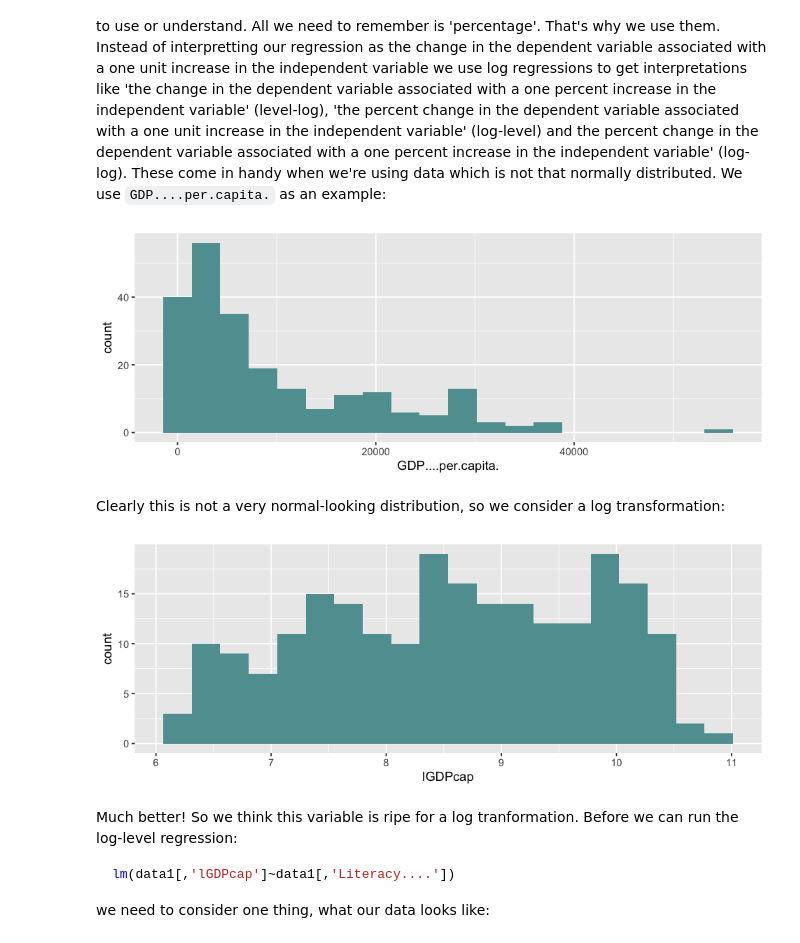
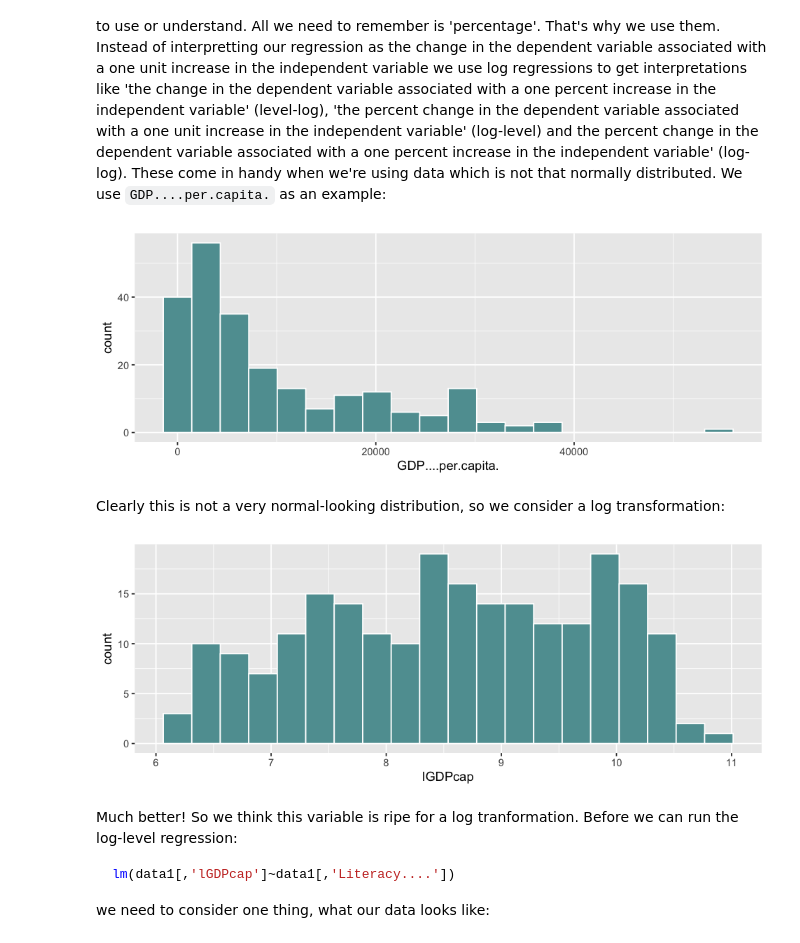
Before and after one commit to hands-on-econ/Hands-On-Econ, a Jupyter notebook: Michaelmas/6. Econometrics I.ipynb, the cells around one changed output. Drawn from its saved outputs; the diff is of its cells as text; code cells hidden in the pictures.

````diff
--- a/Michaelmas/6. Econometrics I.ipynb
+++ b/Michaelmas/6. Econometrics I.ipynb
@@ -264,17 +264,17 @@ $log($ `GDP....per.capita.`$)=\alpha + \beta \times$ `Literacy....`$+\epsilon_i$
 `Population`$=\alpha + \beta \times log($  `Area..sq..mi..`$)+\epsilon_i$. Hopefully you can see what a log-log regression would look like. The thing about log regressions is that they're really not that hard to use or understand. All we need to remember is 'percentage'. That's why we use them. Instead of interpretting our regression as the change in the dependent variable associated with a one unit increase in the independent variable we use log regressions to get interpretations like 'the change in the dependent variable associated with a one percent increase in the independent variable' (level-log), 'the percent change in the dependent variable associated with a one unit increase in the independent variable' (log-level) and the percent change in the dependent variable associated with a one percent increase in the independent variable' (log-log). These come in handy when we're using data which is not that normally distributed. We use `GDP....per.capita.` as an example:
 # %%
 data1<-na.omit(data)
-ggplot(data1,aes(GDP....per.capita.))+geom_histogram(fill='cadetblue',bins=20)
+ggplot(data1,aes(GDP....per.capita.))+geom_histogram(fill='cadetblue',colour='white',bins=20)
 # %% [output]
-[figure, old version]
+[figure, new version]
 # %% [markdown]
 Clearly this is not a very normal-looking distribution, so we consider a log transformation:
 # %%
 data[,'lGDPcap']<-log(data[,'GDP....per.capita.'])
 data1[,'lGDPcap']<-log(data1[,'GDP....per.capita.'])
-ggplot(data1,aes(lGDPcap))+geom_histogram(fill='cadetblue',bins=20)
+ggplot(data1,aes(lGDPcap))+geom_histogram(fill='cadetblue',colour='white',bins=20)
 # %% [output]
-[figure, old version]
+[figure, new version]
 # %% [markdown]
 Much better! So we think this variable is ripe for a log tranformation. Before we can run the log-level regression:
 ```r
````
Also changed, not shown: parts of 3 cells of this notebook, 1 other file.
